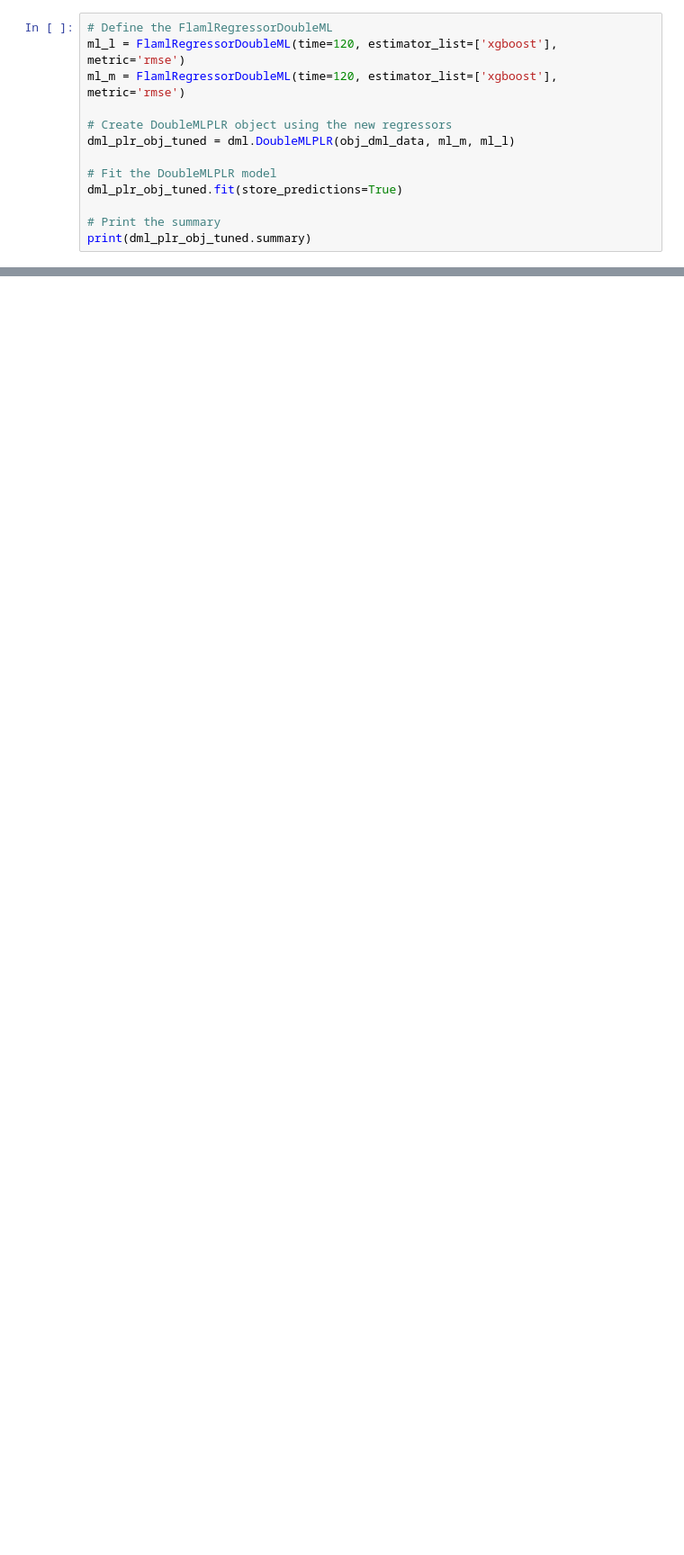
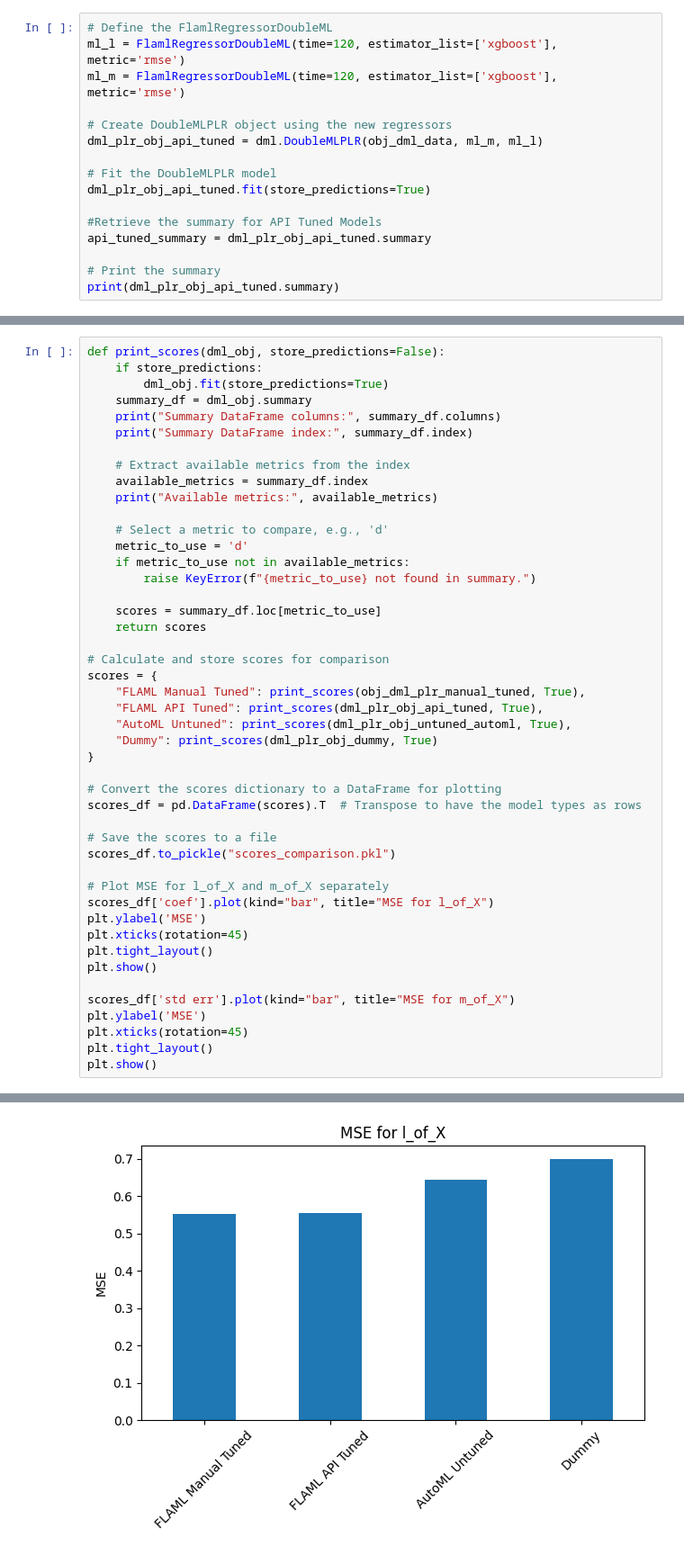
Before and after one commit to DoubleML/doubleml-docs, a Jupyter notebook: doc/examples/flaml_meets_doubleml_evaluate_learners.ipynb, the cells around one changed output, grey strips where cells are left out. Shown at 90% size. Cells and saved outputs as stored; diff of their text form; blank space fills up the shorter version.

Commit message:
AutoML tuning comparison
I have changed the bar plots and added some explanations.

```diff
--- a/doc/examples/flaml_meets_doubleml_evaluate_learners.ipynb
+++ b/doc/examples/flaml_meets_doubleml_evaluate_learners.ipynb
@@ -132,12 +189,15 @@ ml_l = FlamlRegressorDoubleML(time=120, estimator_list=['xgboost'], metric='rmse
 ml_m = FlamlRegressorDoubleML(time=120, estimator_list=['xgboost'], metric='rmse')
 
 # Create DoubleMLPLR object using the new regressors
-dml_plr_obj_tuned = dml.DoubleMLPLR(obj_dml_data, ml_m, ml_l)
+dml_plr_obj_api_tuned = dml.DoubleMLPLR(obj_dml_data, ml_m, ml_l)
 
 # Fit the DoubleMLPLR model
-dml_plr_obj_tuned.fit(store_predictions=True)
+dml_plr_obj_api_tuned.fit(store_predictions=True)
+
+#Retrieve the summary for API Tuned Models
+api_tuned_summary = dml_plr_obj_api_tuned.summary
 
 # Print the summary
-print(dml_plr_obj_tuned.summary)
+print(dml_plr_obj_api_tuned.summary)
 # %% [output]
        coef   std err          t         P>|t|     2.5 %    97.5 %
@@ -305,0 +340,47 @@ Index(['coef', 'std err', 't', 'P>|t|', '2.5 %', '97.5 %'], dtype='object')
+# %%
+def print_scores(dml_obj, store_predictions=False):
+    if store_predictions:
+        dml_obj.fit(store_predictions=True)
+    summary_df = dml_obj.summary
+    print("Summary DataFrame columns:", summary_df.columns)
+    print("Summary DataFrame index:", summary_df.index)
+
+    # Extract available metrics from the index
+    available_metrics = summary_df.index
+    print("Available metrics:", available_metrics)
+
+    # Select a metric to compare, e.g., 'd'
+    metric_to_use = 'd'
+    if metric_to_use not in available_metrics:
+        raise KeyError(f"{metric_to_use} not found in summary.")
+
+    scores = summary_df.loc[metric_to_use]
+    return scores
+
+# Calculate and store scores for comparison
+scores = {
+    "FLAML Manual Tuned": print_scores(obj_dml_plr_manual_tuned, True),
+    "FLAML API Tuned": print_scores(dml_plr_obj_api_tuned, True),
+    "AutoML Untuned": print_scores(dml_plr_obj_untuned_automl, True),
+    "Dummy": print_scores(dml_plr_obj_dummy, True)
+}
+
+# Convert the scores dictionary to a DataFrame for plotting
+scores_df = pd.DataFrame(scores).T  # Transpose to have the model types as rows
+
+# Save the scores to a file
+scores_df.to_pickle("scores_comparison.pkl")
+
+# Plot MSE for l_of_X and m_of_X separately
+scores_df['coef'].plot(kind="bar", title="MSE for l_of_X")
+plt.ylabel('MSE')
+plt.xticks(rotation=45)
+plt.tight_layout()
+plt.show()
+
+scores_df['std err'].plot(kind="bar", title="MSE for m_of_X")
+plt.ylabel('MSE')
+plt.xticks(rotation=45)
+plt.tight_layout()
+plt.show()
+# %% [output]
@@ -305,0 +399 @@ Index(['coef', 'std err', 't', 'P>|t|', '2.5 %', '97.5 %'], dtype='object')
+[figure, added]
```
Also changed, not shown: parts of 34 cells of this notebook.
